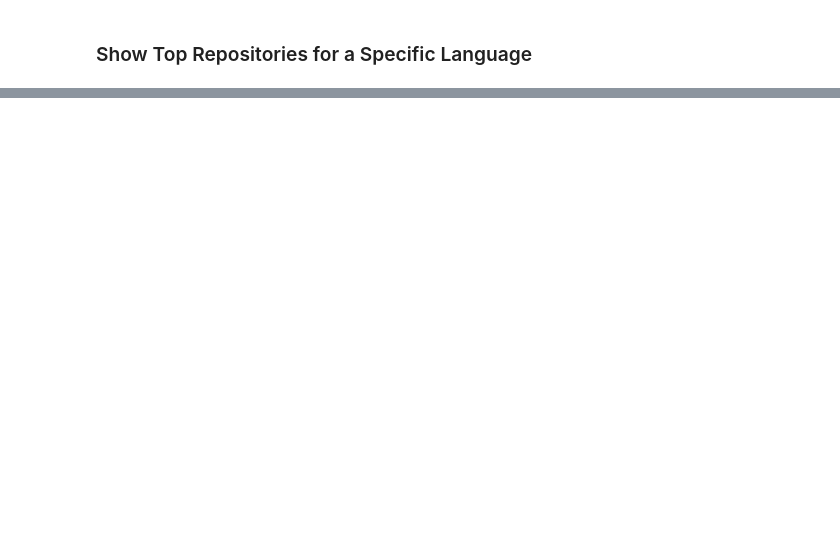
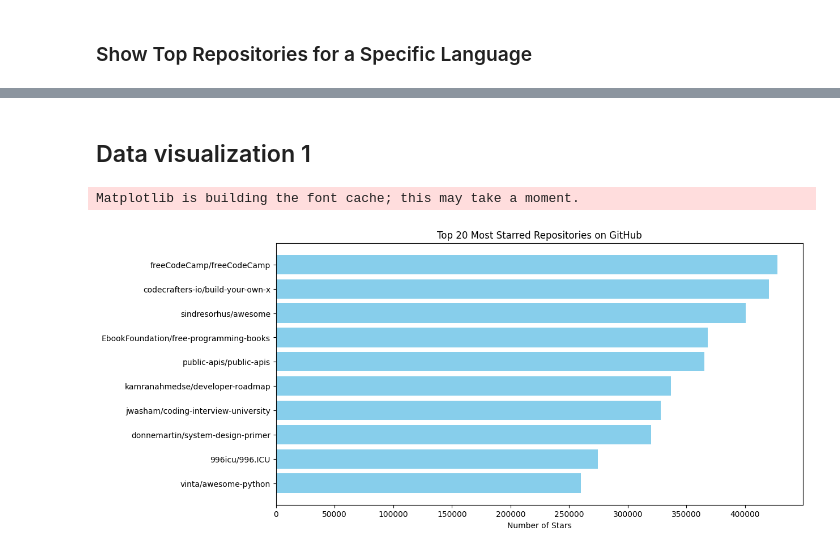
Before and after one commit to ferreiradi/VS-Code-Project, a Jupyter notebook: DuckDB_Github_analysis.ipynb, the cells around one changed output, grey strips where cells are left out. Drawn from its saved outputs; the diff is of its cells as text; code cells hidden in the pictures; blank space fills up the shorter version.

```diff
--- a/DuckDB_Github_analysis.ipynb
+++ b/DuckDB_Github_analysis.ipynb
@@ -137,0 +143,20 @@ duckdb.sql("""
+# %% [markdown]
+## Data visualization 1
+# %%
+import matplotlib.pyplot as plt
+
+# Extracting the top 20 repositories and their star counts
+top_20_repos = results[:20]
+repo_names = [repo[0] for repo in top_20_repos]
+star_counts = [repo[1] for repo in top_20_repos]
+
+# Creating the bar chart
+plt.figure(figsize=(12, 6))
+plt.barh(repo_names, star_counts, color='skyblue')
+plt.xlabel('Number of Stars')
+plt.title('Top 20 Most Starred Repositories on GitHub')
+plt.gca().invert_yaxis()  # Invert y axis to have the most starred on top
+plt.show()
+# %% [output]
+Matplotlib is building the font cache; this may take a moment.
+[figure, added]
```
Also changed, not shown: parts of 8 cells of this notebook.
